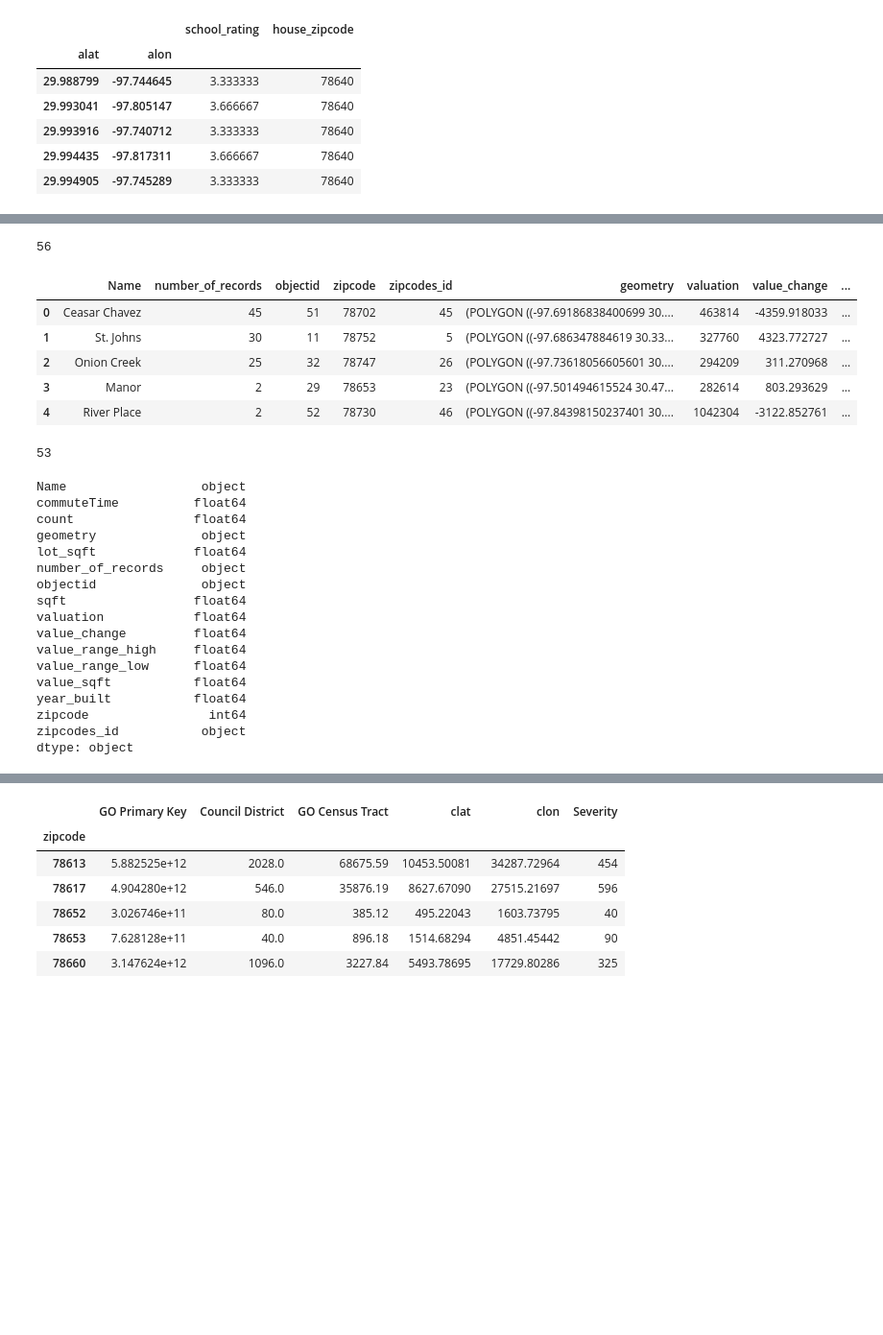
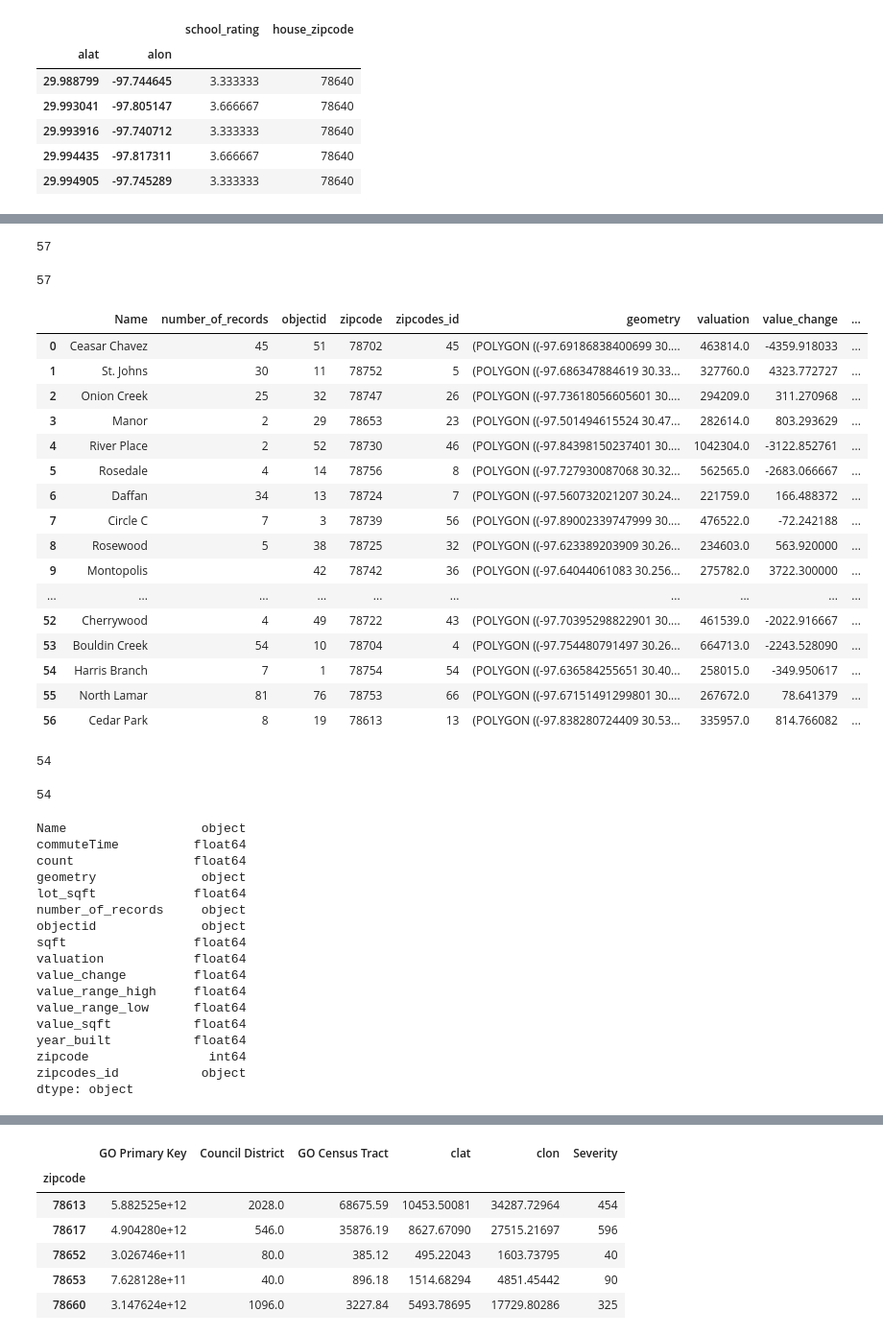
Before and after one commit to vlarie/EPIC_team5_Project2, a Jupyter notebook: jupyter notebooks/tGeoAndData.ipynb, the cells around one changed output, grey strips where cells are left out. Shown at 96% size. Cells and saved outputs as stored; diff of their text form; code cells hidden in the pictures; blank space fills up the shorter version.

```diff
--- a/jupyter notebooks/tGeoAndData.ipynb
+++ b/jupyter notebooks/tGeoAndData.ipynb
@@ -203,15 +251,30 @@ dtype: object
+# %%
+len(geoDF)
+# %% [output]
+57
 # %%
-geoWithEpicProps = geoDF.merge(masterByZipDF, on='zipcode')
+geoWithEpicProps = geoDF.merge(masterByZipDF, on='zipcode', how = 'left')
 print(len(geoWithEpicProps))
-geoWithEpicProps.head()
+geoWithEpicProps
 # %% [output]
-56
+57
 |  | Name | number_of_records | objectid | zipcode | zipcodes_id | geometry | valuation | value_change | ... |
-| 0 | Ceasar Chavez | 45 | 51 | 78702 | 45 | (POLYGON ((-97.69186838400699 30.... | 463814 | -4359.918033 | ... |
-| 1 | St. Johns | 30 | 11 | 78752 | 5 | (POLYGON ((-97.686347884619 30.33... | 327760 | 4323.772727 | ... |
-| 2 | Onion Creek | 25 | 32 | 78747 | 26 | (POLYGON ((-97.73618056605601 30.... | 294209 | 311.270968 | ... |
-| 3 | Manor | 2 | 29 | 78653 | 23 | (POLYGON ((-97.501494615524 30.47... | 282614 | 803.293629 | ... |
-| 4 | River Place | 2 | 52 | 78730 | 46 | (POLYGON ((-97.84398150237401 30.... | 1042304 | -3122.852761 | ... |
+| 0 | Ceasar Chavez | 45 | 51 | 78702 | 45 | (POLYGON ((-97.69186838400699 30.... | 463814.0 | -4359.918033 | ... |
+| 1 | St. Johns | 30 | 11 | 78752 | 5 | (POLYGON ((-97.686347884619 30.33... | 327760.0 | 4323.772727 | ... |
+| 2 | Onion Creek | 25 | 32 | 78747 | 26 | (POLYGON ((-97.73618056605601 30.... | 294209.0 | 311.270968 | ... |
+| 3 | Manor | 2 | 29 | 78653 | 23 | (POLYGON ((-97.501494615524 30.47... | 282614.0 | 803.293629 | ... |
+| 4 | River Place | 2 | 52 | 78730 | 46 | (POLYGON ((-97.84398150237401 30.... | 1042304.0 | -3122.852761 | ... |
+| 5 | Rosedale | 4 | 14 | 78756 | 8 | (POLYGON ((-97.727930087068 30.32... | 562565.0 | -2683.066667 | ... |
+| 6 | Daffan | 34 | 13 | 78724 | 7 | (POLYGON ((-97.560732021207 30.24... | 221759.0 | 166.488372 | ... |
+| 7 | Circle C | 7 | 3 | 78739 | 56 | (POLYGON ((-97.89002339747999 30.... | 476522.0 | -72.242188 | ... |
+| 8 | Rosewood | 5 | 38 | 78725 | 32 | (POLYGON ((-97.623389203909 30.26... | 234603.0 | 563.920000 | ... |
+| 9 | Montopolis |  | 42 | 78742 | 36 | (POLYGON ((-97.64044061083 30.256... | 275782.0 | 3722.300000 | ... |
+| ... | ... | ... | ... | ... | ... | ... | ... | ... | ... |
+| 52 | Cherrywood | 4 | 49 | 78722 | 43 | (POLYGON ((-97.70395298822901 30.... | 461539.0 | -2022.916667 | ... |
+| 53 | Bouldin Creek | 54 | 10 | 78704 | 4 | (POLYGON ((-97.754480791497 30.26... | 664713.0 | -2243.528090 | ... |
+| 54 | Harris Branch | 7 | 1 | 78754 | 54 | (POLYGON ((-97.636584255651 30.40... | 258015.0 | -349.950617 | ... |
+| 55 | North Lamar | 81 | 76 | 78753 | 66 | (POLYGON ((-97.67151491299801 30.... | 267672.0 | 78.641379 | ... |
+| 56 | Cedar Park | 8 | 19 | 78613 | 13 | (POLYGON ((-97.838280724409 30.53... | 335957.0 | 814.766082 | ... |
 # %%
 zipsToDrop = [78620,78669,78619]
 newDF = gpd.GeoDataFrame()
@@ -227,5 +290,5 @@ for index, row in geoWithEpicProps.iterrows():
 #         print(index)
 len(newDF)
 # %% [output]
-53
+54
 # %%
@@ -233,25 +296,27 @@ newDF.to_csv('testDeleteThisFile.csv', index=False, header=True)
 # %%
 newDF.dtypes
 newDF.zipcode = newDF.zipcode.astype(int)
+print(len(newDF))
 newDF.dtypes
 # %% [output]
-Name                  object
-commuteTime          float64
-count                float64
-geometry              object
-lot_sqft             float64
-number_of_records     object
-objectid              object
-sqft                 float64
-valuation            float64
-value_change         float64
-value_range_high     float64
-value_range_low      float64
-value_sqft           float64
-year_built           float64
-zipcode                int64
-zipcodes_id           object
-dtype: object
+54
+Name                  object
+commuteTime          float64
+count                float64
+geometry              object
+lot_sqft             float64
+number_of_records     object
+objectid              object
+sqft                 float64
+valuation            float64
+value_change         float64
+value_range_high     float64
+value_range_low      float64
+value_sqft           float64
+year_built           float64
+zipcode                int64
+zipcodes_id           object
+dtype: object
 # %%
 newDF = pd.merge(newDF,schoolRatingsByZipDF[['zipcode','school_rating']],on='zipcode', how='left')
 # %%
```
Also changed, not shown: parts of 20 cells of this notebook, 5 other files.
